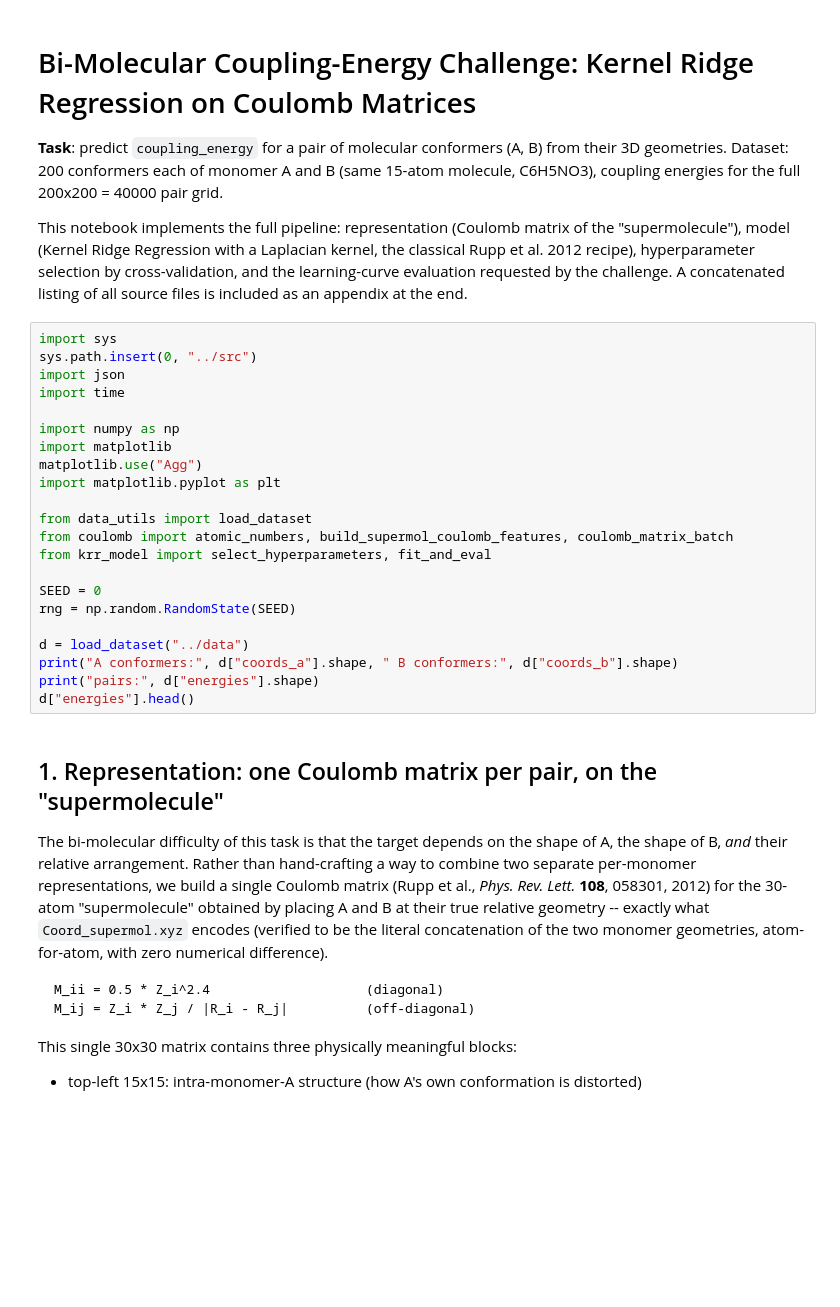
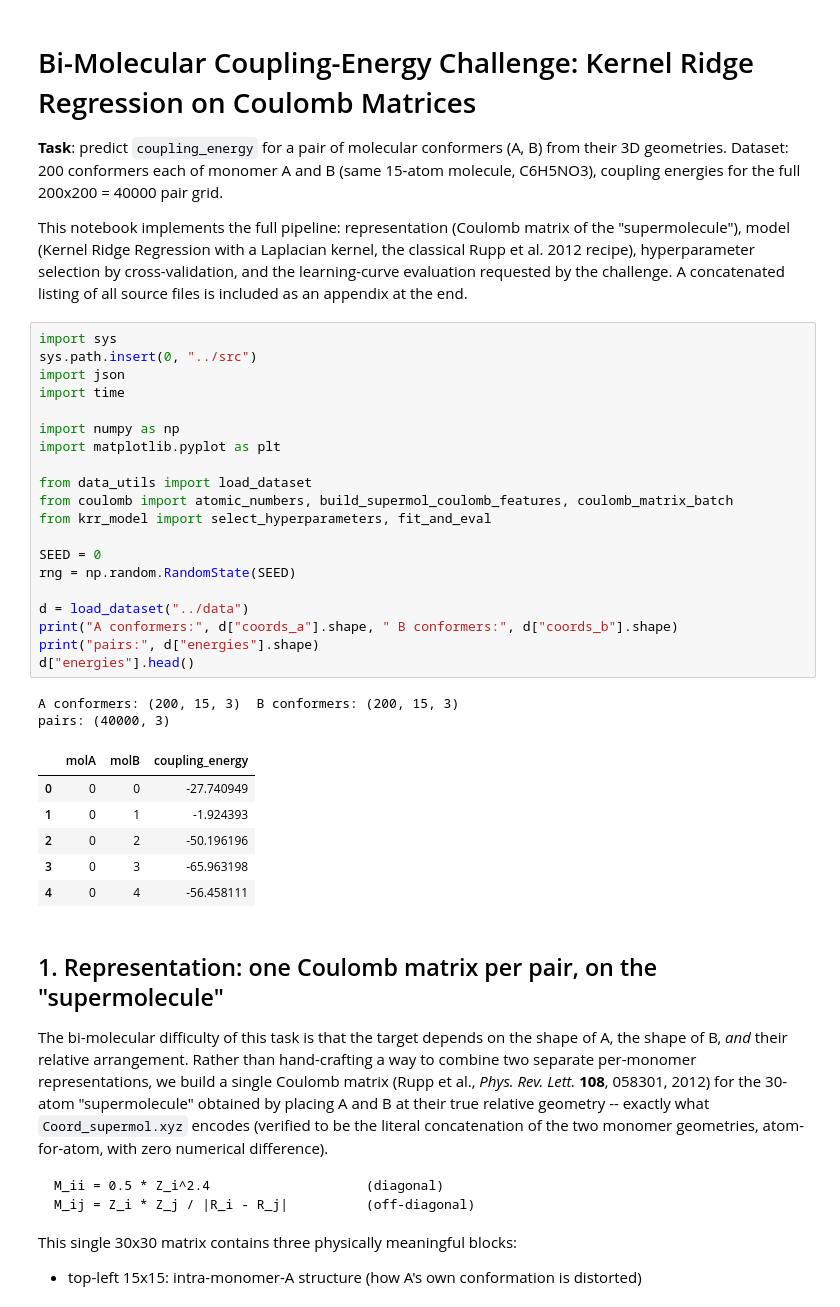
Before and after one commit to tauseefahmad/Projects, a Jupyter notebook: bimol-challenge/notebook/solution.ipynb, the cells around one changed output. Saved outputs shown, nothing was run; the diff lists cells and outputs as text; blank space fills up the shorter version.

```diff
--- a/bimol-challenge/notebook/solution.ipynb
+++ b/bimol-challenge/notebook/solution.ipynb
@@ -13,25 +13,32 @@ source files is included as an appendix at the end.
 # %%
 import sys
 sys.path.insert(0, "../src")
 import json
 import time
 
 import numpy as np
-import matplotlib
-matplotlib.use("Agg")
 import matplotlib.pyplot as plt
 
 from data_utils import load_dataset
 from coulomb import atomic_numbers, build_supermol_coulomb_features, coulomb_matrix_batch
 from krr_model import select_hyperparameters, fit_and_eval
 
 SEED = 0
 rng = np.random.RandomState(SEED)
 
 d = load_dataset("../data")
 print("A conformers:", d["coords_a"].shape, " B conformers:", d["coords_b"].shape)
 print("pairs:", d["energies"].shape)
 d["energies"].head()
+# %% [output]
+A conformers: (200, 15, 3)  B conformers: (200, 15, 3)
+pairs: (40000, 3)
+|  | molA | molB | coupling_energy |
+| 0 | 0 | 0 | -27.740949 |
+| 1 | 0 | 1 | -1.924393 |
+| 2 | 0 | 2 | -50.196196 |
+| 3 | 0 | 3 | -65.963198 |
+| 4 | 0 | 4 | -56.458111 |
 # %% [markdown]
 ## 1. Representation: one Coulomb matrix per pair, on the "supermolecule"
 
```
Also changed, not shown: parts of 13 cells of this notebook, 10 other files.
